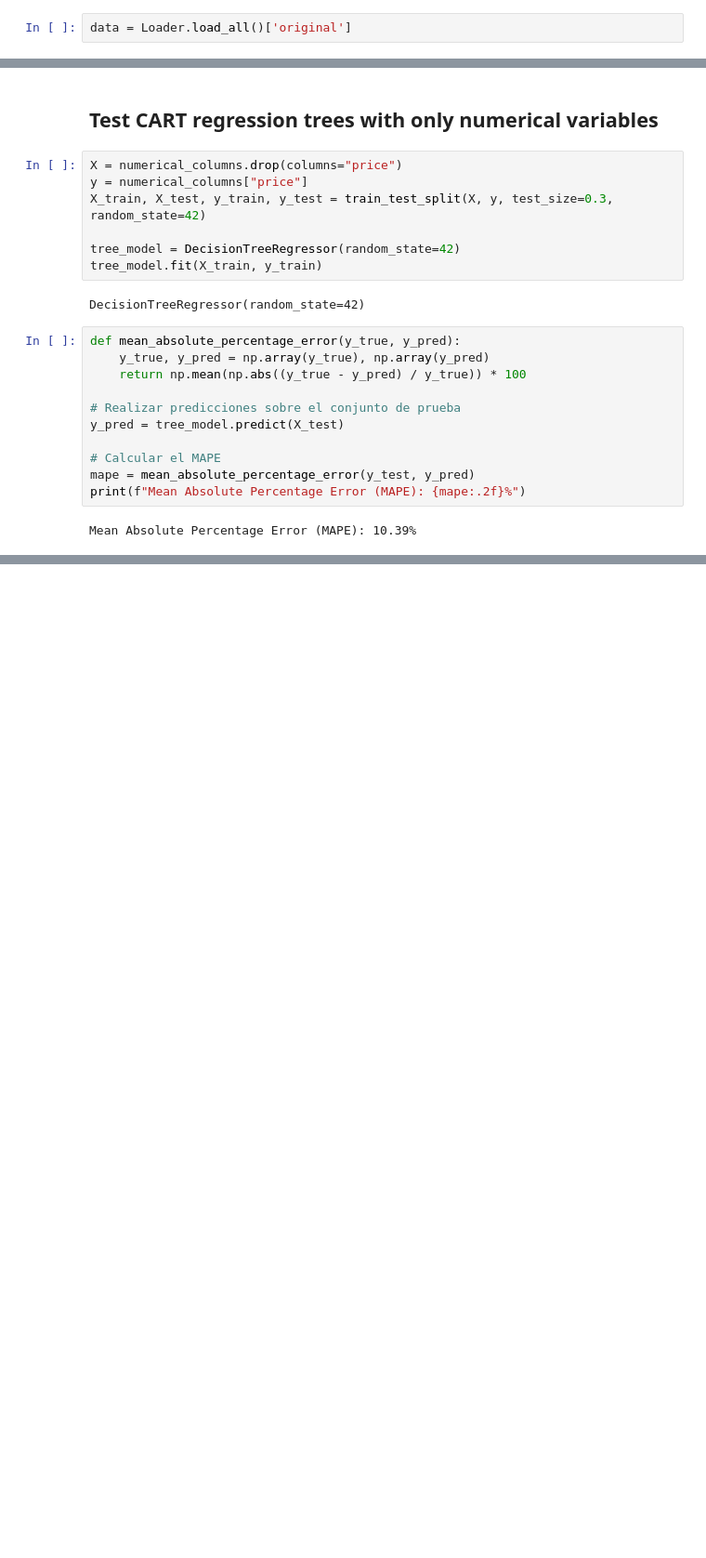
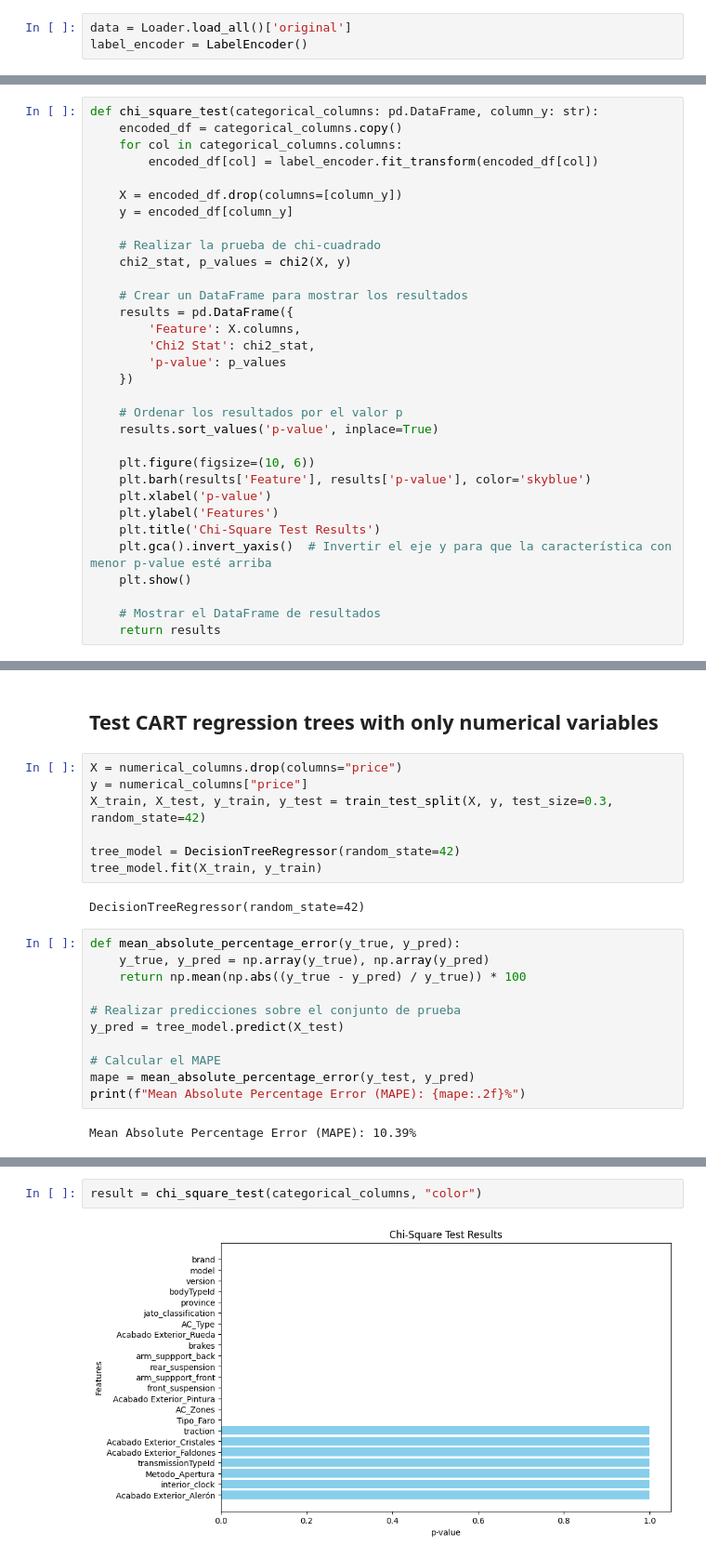
Before and after one commit to Lingfeng555/Cars_Price_Prediction, a Jupyter notebook: CART/Cart3.ipynb, the cells around one changed output, grey strips where cells are left out. Shown: that part at 93% size. Saved outputs shown, nothing was run; the diff lists cells and outputs as text; blank space fills up the shorter version.

```diff
--- a/CART/Cart3.ipynb
+++ b/CART/Cart3.ipynb
@@ -31,6 +30,7 @@ import prince
 import numpy as np
 # %%
 data = Loader.load_all()['original']
+label_encoder = LabelEncoder()
 # %% [output]
 The behavior will change in pandas 3.0. This inplace method will never work because the intermediate object on which we are setting values always behaves as a copy.
 
@@ -136,0 +235,32 @@ data = split_fuel_type(data)
+# %%
+def chi_square_test(categorical_columns: pd.DataFrame, column_y: str):
+    encoded_df = categorical_columns.copy()
+    for col in categorical_columns.columns:
+        encoded_df[col] = label_encoder.fit_transform(encoded_df[col])
+
+    X = encoded_df.drop(columns=[column_y])
+    y = encoded_df[column_y]
+
+    # Realizar la prueba de chi-cuadrado
+    chi2_stat, p_values = chi2(X, y)
+
+    # Crear un DataFrame para mostrar los resultados
+    results = pd.DataFrame({
+        'Feature': X.columns,
+        'Chi2 Stat': chi2_stat,
+        'p-value': p_values
+    })
+
+    # Ordenar los resultados por el valor p
+    results.sort_values('p-value', inplace=True)
+
+    plt.figure(figsize=(10, 6))
+    plt.barh(results['Feature'], results['p-value'], color='skyblue')
+    plt.xlabel('p-value')
+    plt.ylabel('Features')
+    plt.title('Chi-Square Test Results')
+    plt.gca().invert_yaxis()  # Invertir el eje y para que la característica con menor p-value esté arriba
+    plt.show()
+
+    # Mostrar el DataFrame de resultados
+    return results
@@ -383,0 +424,4 @@ plt.show()
+# %%
+result = chi_square_test(categorical_columns, "color")
+# %% [output]
+[figure, added]
```
Also changed, not shown: parts of 18 cells of this notebook, 1 other file.
